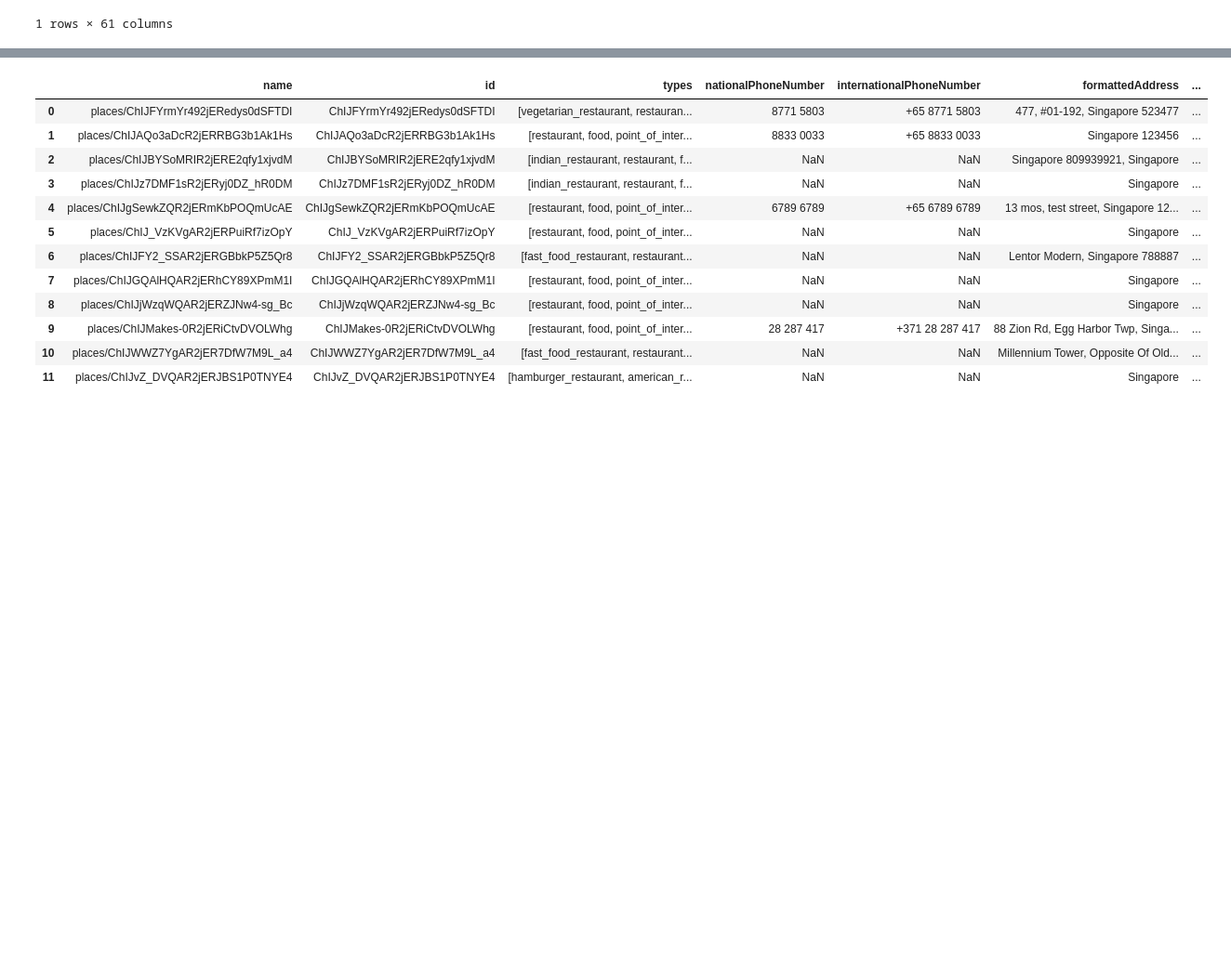
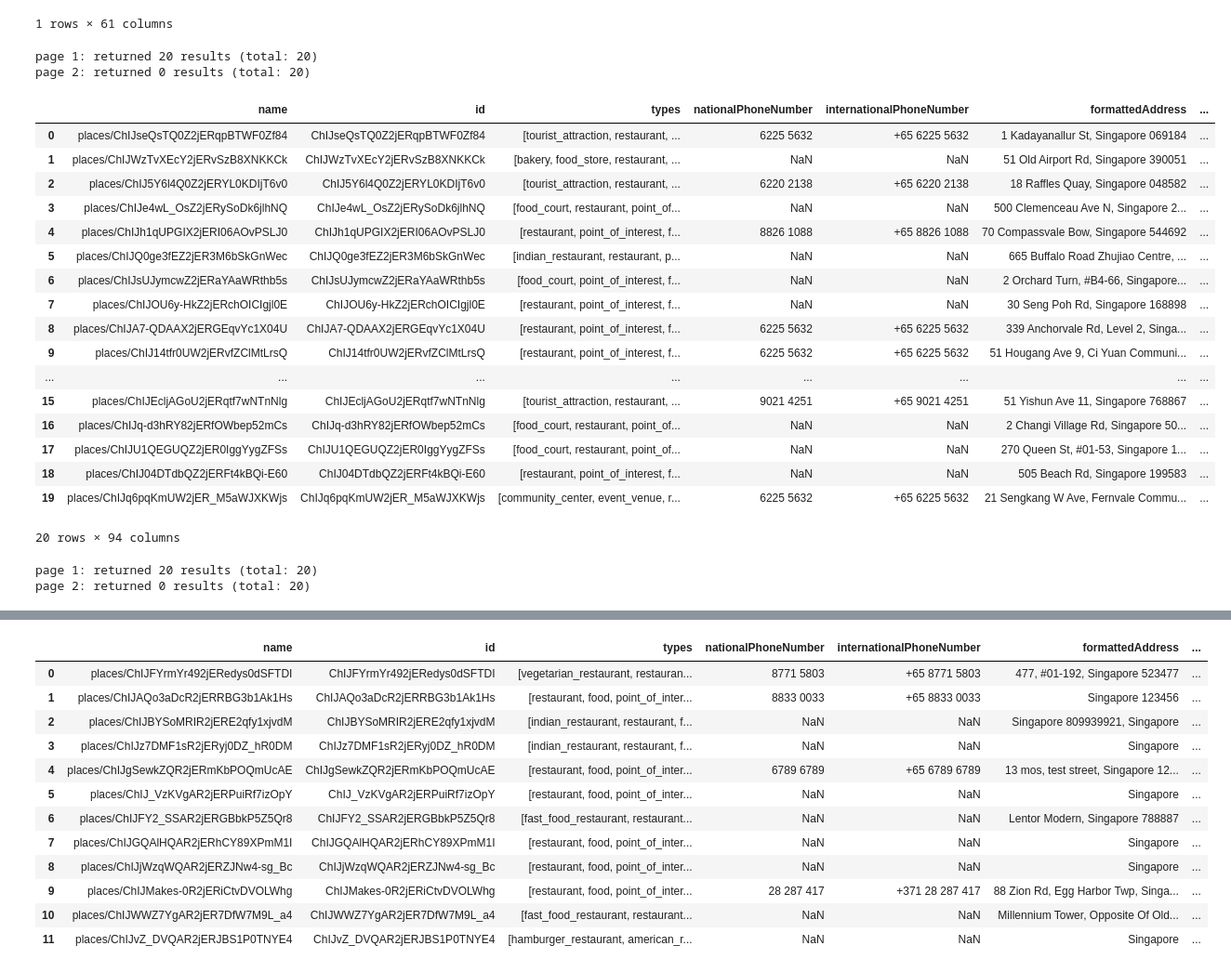
Before and after one commit to koshyan/places-api, a Jupyter notebook: places_api.ipynb, the cells around one changed output, grey strips where cells are left out. Shown at 93% size. Drawn from its saved outputs; the diff is of its cells as text; code cells hidden in the pictures; blank space fills up the shorter version.

```diff
--- a/places_api.ipynb
+++ b/places_api.ipynb
@@ -4,23 +6,0 @@ import pandas as pd
-# %%
-def call_text_search_api(fieldmask, textquery, api_key):
-
-    url = 'https://places.googleapis.com/v1/places:searchText'
-
-    headers = {
-        'Content-Type': 'application/json',
-        'X-Goog-Api-Key': api_key,
-        'X-Goog-FieldMask': fieldmask
-    }
-
-    data = {
-        'textQuery': textquery
-    }
-
-    response = requests.post(url, headers=headers, json=data)   # post accepts a json request body which allows for more parameters to be specified
-    result = response.json()
-
-    places_list = result.get('places', [])
-
-    df = pd.json_normalize(places_list)
-
-    return df
@@ -68,2 +7,2 @@ def call_place_details_api(fieldmask, place_id, api_key):
 # %%
-api_key = 'replace with api key here'
+api_key = 'AIzaSyDgC3nnqklvlJhr4vvl-QtRR-zVZENWpss'
@@ -115,3 +113,44 @@ test_1_4
 |  | name | id | types | formattedAddress | addressComponents | rating | googleMapsUri | ... |
 | 0 | places/ChIJ-YeheEsb2jERUm7WlYIylV4 | ChIJ-YeheEsb2jERUm7WlYIylV4 | [restaurant, food, point_of_inter... | 01-13 Ghim Moh Rd, 20 Singapore 2... | [{'longText': '20', 'shortText': ... | 4.3 | https://maps.google.com/?cid=6815... | ... |
 1 rows × 61 columns
+# %%
+# searching for hawker stalls in singapore
+
+fieldmask_1_5 = '*'
+textquery_1_5 = 'hawker stalls in singapore'
+
+test_1_5 = call_text_search_api(fieldmask_1_5, textquery_1_5, api_key)
+# %% [output]
+page 1: returned 20 results (total: 20)
+page 2: returned 0 results (total: 20)
+# %%
+test_1_5   # only returns 20 entries
+# %% [output]
+|  | name | id | types | nationalPhoneNumber | internationalPhoneNumber | formattedAddress | ... |
+| 0 | places/ChIJseQsTQ0Z2jERqpBTWF0Zf84 | ChIJseQsTQ0Z2jERqpBTWF0Zf84 | [tourist_attraction, restaurant, ... | 6225 5632 | +65 6225 5632 | 1 Kadayanallur St, Singapore 069184 | ... |
+| 1 | places/ChIJWzTvXEcY2jERvSzB8XNKKCk | ChIJWzTvXEcY2jERvSzB8XNKKCk | [bakery, food_store, restaurant, ... | NaN | NaN | 51 Old Airport Rd, Singapore 390051 | ... |
+| 2 | places/ChIJ5Y6l4Q0Z2jERYL0KDIjT6v0 | ChIJ5Y6l4Q0Z2jERYL0KDIjT6v0 | [tourist_attraction, restaurant, ... | 6220 2138 | +65 6220 2138 | 18 Raffles Quay, Singapore 048582 | ... |
+| 3 | places/ChIJe4wL_OsZ2jERySoDk6jlhNQ | ChIJe4wL_OsZ2jERySoDk6jlhNQ | [food_court, restaurant, point_of... | NaN | NaN | 500 Clemenceau Ave N, Singapore 2... | ... |
+| 4 | places/ChIJh1qUPGIX2jERI06AOvPSLJ0 | ChIJh1qUPGIX2jERI06AOvPSLJ0 | [restaurant, point_of_interest, f... | 8826 1088 | +65 8826 1088 | 70 Compassvale Bow, Singapore 544692 | ... |
+| 5 | places/ChIJQ0ge3fEZ2jER3M6bSkGnWec | ChIJQ0ge3fEZ2jER3M6bSkGnWec | [indian_restaurant, restaurant, p... | NaN | NaN | 665 Buffalo Road Zhujiao Centre, ... | ... |
+| 6 | places/ChIJsUJymcwZ2jERaYAaWRthb5s | ChIJsUJymcwZ2jERaYAaWRthb5s | [food_court, point_of_interest, f... | NaN | NaN | 2 Orchard Turn, #B4-66, Singapore... | ... |
+| 7 | places/ChIJOU6y-HkZ2jERchOICIgjl0E | ChIJOU6y-HkZ2jERchOICIgjl0E | [restaurant, point_of_interest, f... | NaN | NaN | 30 Seng Poh Rd, Singapore 168898 | ... |
+| 8 | places/ChIJA7-QDAAX2jERGEqvYc1X04U | ChIJA7-QDAAX2jERGEqvYc1X04U | [restaurant, point_of_interest, f... | 6225 5632 | +65 6225 5632 | 339 Anchorvale Rd, Level 2, Singa... | ... |
+| 9 | places/ChIJ14tfr0UW2jERvfZClMtLrsQ | ChIJ14tfr0UW2jERvfZClMtLrsQ | [restaurant, point_of_interest, f... | 6225 5632 | +65 6225 5632 | 51 Hougang Ave 9, Ci Yuan Communi... | ... |
+| ... | ... | ... | ... | ... | ... | ... | ... |
+| 15 | places/ChIJEcljAGoU2jERqtf7wNTnNlg | ChIJEcljAGoU2jERqtf7wNTnNlg | [tourist_attraction, restaurant, ... | 9021 4251 | +65 9021 4251 | 51 Yishun Ave 11, Singapore 768867 | ... |
+| 16 | places/ChIJq-d3hRY82jERfOWbep52mCs | ChIJq-d3hRY82jERfOWbep52mCs | [food_court, restaurant, point_of... | NaN | NaN | 2 Changi Village Rd, Singapore 50... | ... |
+| 17 | places/ChIJU1QEGUQZ2jER0IggYygZFSs | ChIJU1QEGUQZ2jER0IggYygZFSs | [food_court, restaurant, point_of... | NaN | NaN | 270 Queen St, #01-53, Singapore 1... | ... |
+| 18 | places/ChIJ04DTdbQZ2jERFt4kBQi-E60 | ChIJ04DTdbQZ2jERFt4kBQi-E60 | [restaurant, point_of_interest, f... | NaN | NaN | 505 Beach Rd, Singapore 199583 | ... |
+| 19 | places/ChIJq6pqKmUW2jER_M5aWJXKWjs | ChIJq6pqKmUW2jER_M5aWJXKWjs | [community_center, event_venue, r... | 6225 5632 | +65 6225 5632 | 21 Sengkang W Ave, Fernvale Commu... | ... |
+20 rows × 94 columns
+# %%
+# searching for hawker centres in singapore
+
+fieldmask_1_6 = '*'
+textquery_1_6 = 'hawker centres in singapore'
+
+test_1_6 = call_text_search_api(fieldmask_1_6, textquery_1_6, api_key)
+# %% [output]
+page 1: returned 20 results (total: 20)
+page 2: returned 0 results (total: 20)
```
Also changed, not shown: parts of 19 cells of this notebook.
